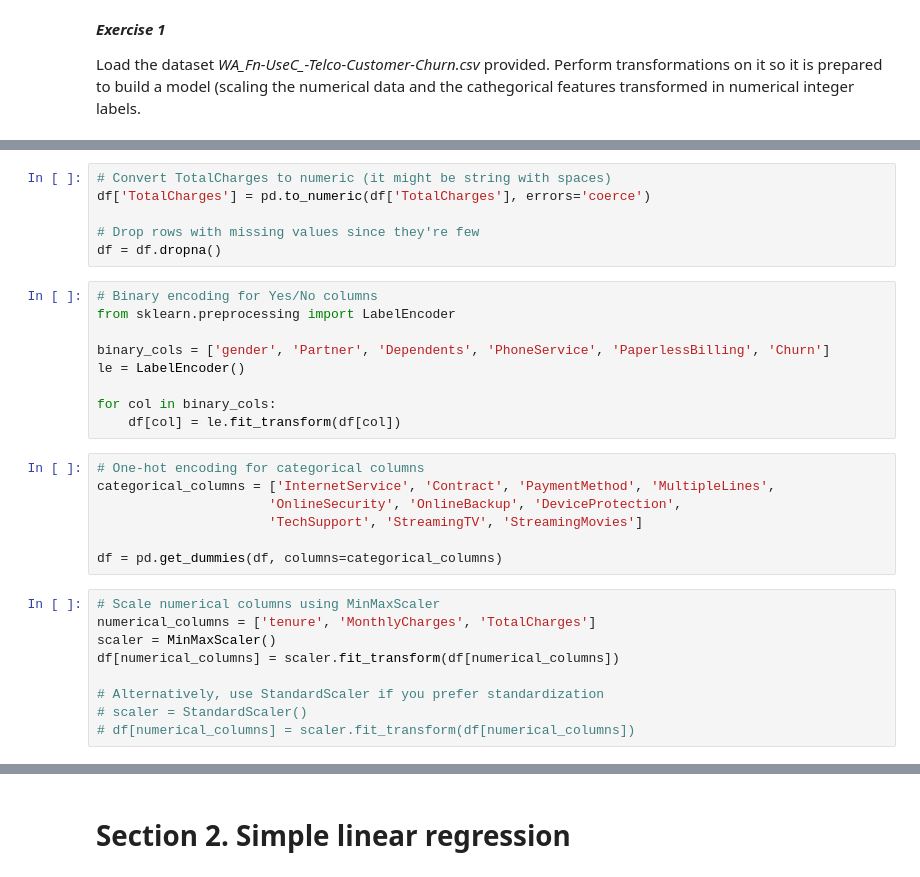
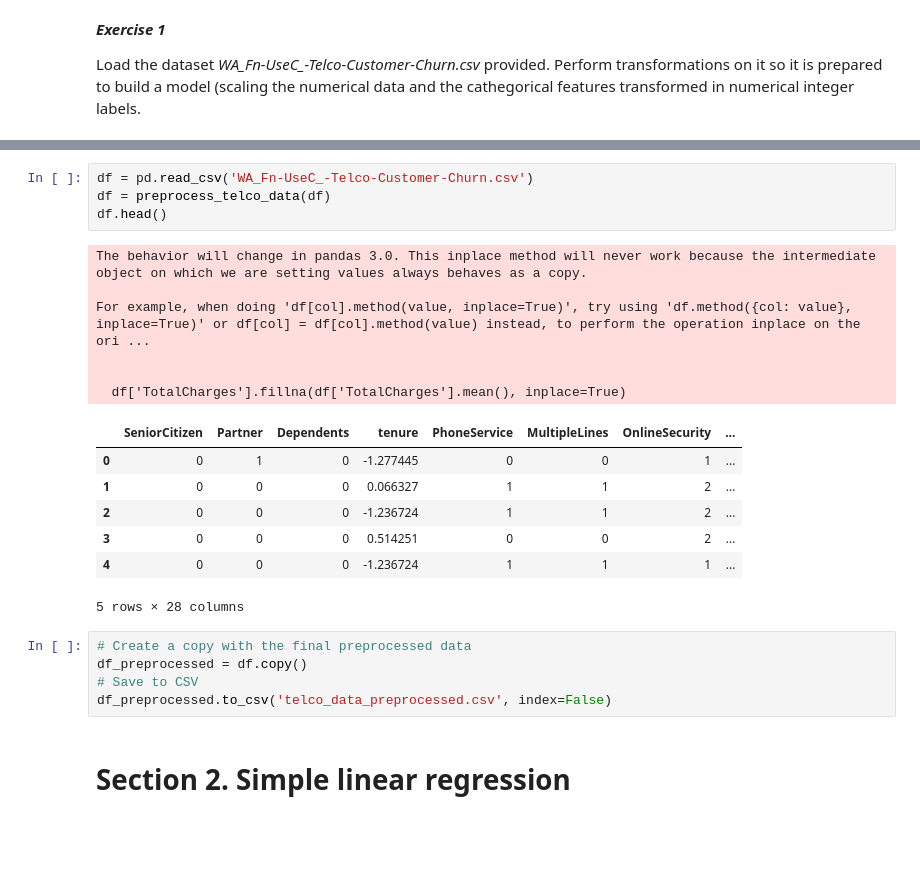
Before and after one commit to mihaicrisan04/UBB, a Jupyter notebook: Semester4/ai/a2/AI_lab2_2024.ipynb, the cells around one changed output, grey strips where cells are left out. Cells and saved outputs as stored; diff of their text form; blank space fills up the shorter version.

```diff
--- a/Semester4/ai/a2/AI_lab2_2024.ipynb
+++ b/Semester4/ai/a2/AI_lab2_2024.ipynb
@@ -238,31 +209,0 @@ dtype: int64
-# %%
-# Convert TotalCharges to numeric (it might be string with spaces)
-df['TotalCharges'] = pd.to_numeric(df['TotalCharges'], errors='coerce')
-
-# Drop rows with missing values since they're few
-df = df.dropna()
-# %%
-# Binary encoding for Yes/No columns
-from sklearn.preprocessing import LabelEncoder
-
-binary_cols = ['gender', 'Partner', 'Dependents', 'PhoneService', 'PaperlessBilling', 'Churn']
-le = LabelEncoder()
-
-for col in binary_cols:
-    df[col] = le.fit_transform(df[col])
-# %%
-# One-hot encoding for categorical columns
-categorical_columns = ['InternetService', 'Contract', 'PaymentMethod', 'MultipleLines',
-                      'OnlineSecurity', 'OnlineBackup', 'DeviceProtection',
-                      'TechSupport', 'StreamingTV', 'StreamingMovies']
-
-df = pd.get_dummies(df, columns=categorical_columns)
-# %%
-# Scale numerical columns using MinMaxScaler
-numerical_columns = ['tenure', 'MonthlyCharges', 'TotalCharges']
-scaler = MinMaxScaler()
-df[numerical_columns] = scaler.fit_transform(df[numerical_columns])
-
-# Alternatively, use StandardScaler if you prefer standardization
-# scaler = StandardScaler()
-# df[numerical_columns] = scaler.fit_transform(df[numerical_columns])
@@ -308,3 +258,26 @@ df.head()
+# %%
+df = pd.read_csv('WA_Fn-UseC_-Telco-Customer-Churn.csv')
+df = preprocess_telco_data(df)
+df.head()
+# %% [output]
+The behavior will change in pandas 3.0. This inplace method will never work because the intermediate object on which we are setting values always behaves as a copy.
+
+For example, when doing 'df[col].method(value, inplace=True)', try using 'df.method({col: value}, inplace=True)' or df[col] = df[col].method(value) instead, to perform the operation inplace on the ori ...
+
+
+  df['TotalCharges'].fillna(df['TotalCharges'].mean(), inplace=True)
+|  | SeniorCitizen | Partner | Dependents | tenure | PhoneService | MultipleLines | OnlineSecurity | ... |
+| 0 | 0 | 1 | 0 | -1.277445 | 0 | 0 | 1 | ... |
+| 1 | 0 | 0 | 0 | 0.066327 | 1 | 1 | 2 | ... |
+| 2 | 0 | 0 | 0 | -1.236724 | 1 | 1 | 2 | ... |
+| 3 | 0 | 0 | 0 | 0.514251 | 0 | 0 | 2 | ... |
+| 4 | 0 | 0 | 0 | -1.236724 | 1 | 1 | 1 | ... |
+5 rows × 28 columns
+# %%
+# Create a copy with the final preprocessed data
+df_preprocessed = df.copy()
+# Save to CSV
+df_preprocessed.to_csv('telco_data_preprocessed.csv', index=False)
 # %% [markdown]
 # Section 2. Simple linear regression
 # %% [markdown]
```
Also changed, not shown: parts of 4 cells of this notebook, 1 other file.
